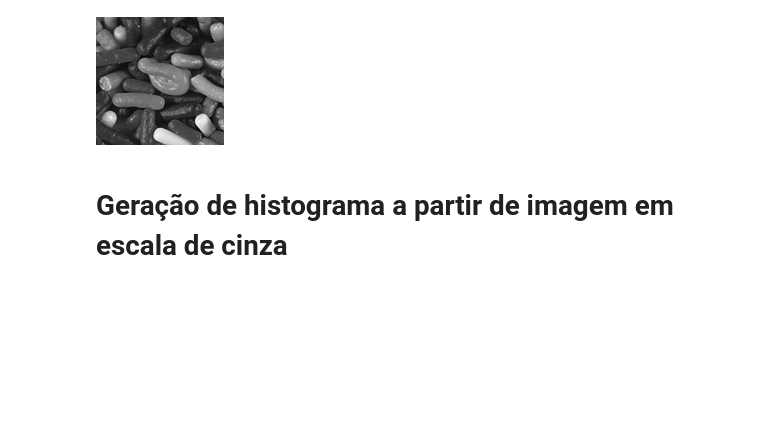
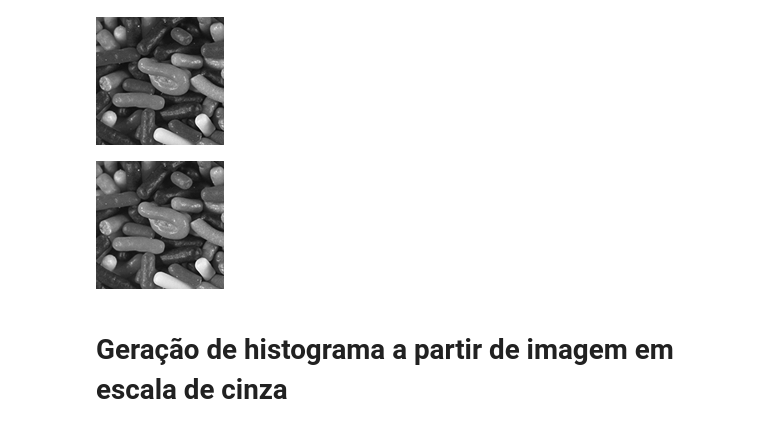
Before and after one commit to kenzosakiyama/visao_computacional, a Jupyter notebook: histogramas.ipynb, the cells around one changed output. Cells and saved outputs as stored; diff of their text form; code cells hidden in the pictures; blank space fills up the shorter version.

```diff
--- a/histogramas.ipynb
+++ b/histogramas.ipynb
@@ -47,6 +47,11 @@ def mean_gray_scale(img: Image) -> Image:
 luminance_gray_scale(demo)
 # %% [output]
 [figure]
+# %%
+# conversão nativa do PIL
+demo.convert('LA')
+# %% [output]
+[figure, added]
 # %% [markdown]
 # Geração de histograma a partir de imagem em escala de cinza
 # %%
```
Also changed, not shown: parts of 5 cells of this notebook.
